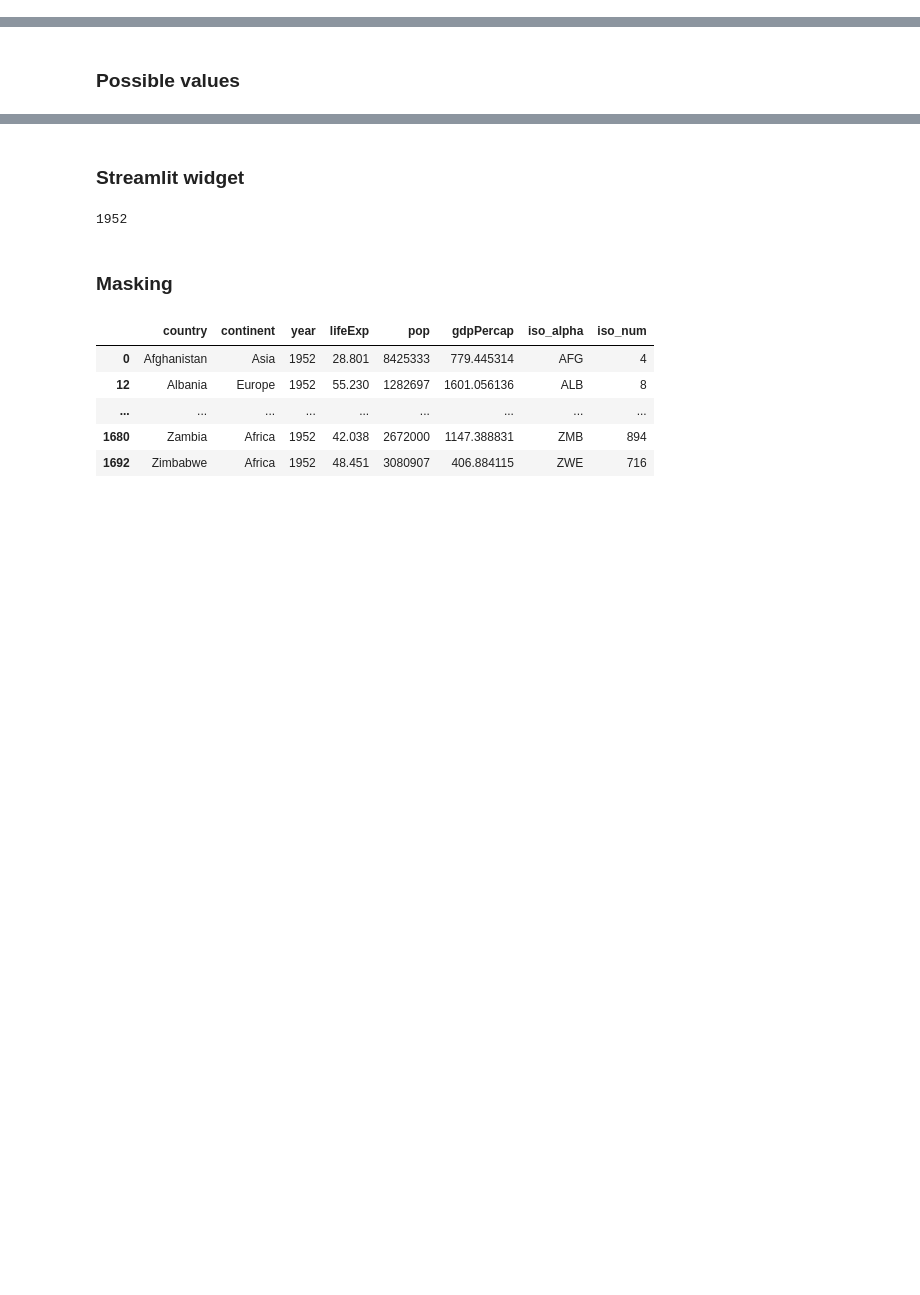
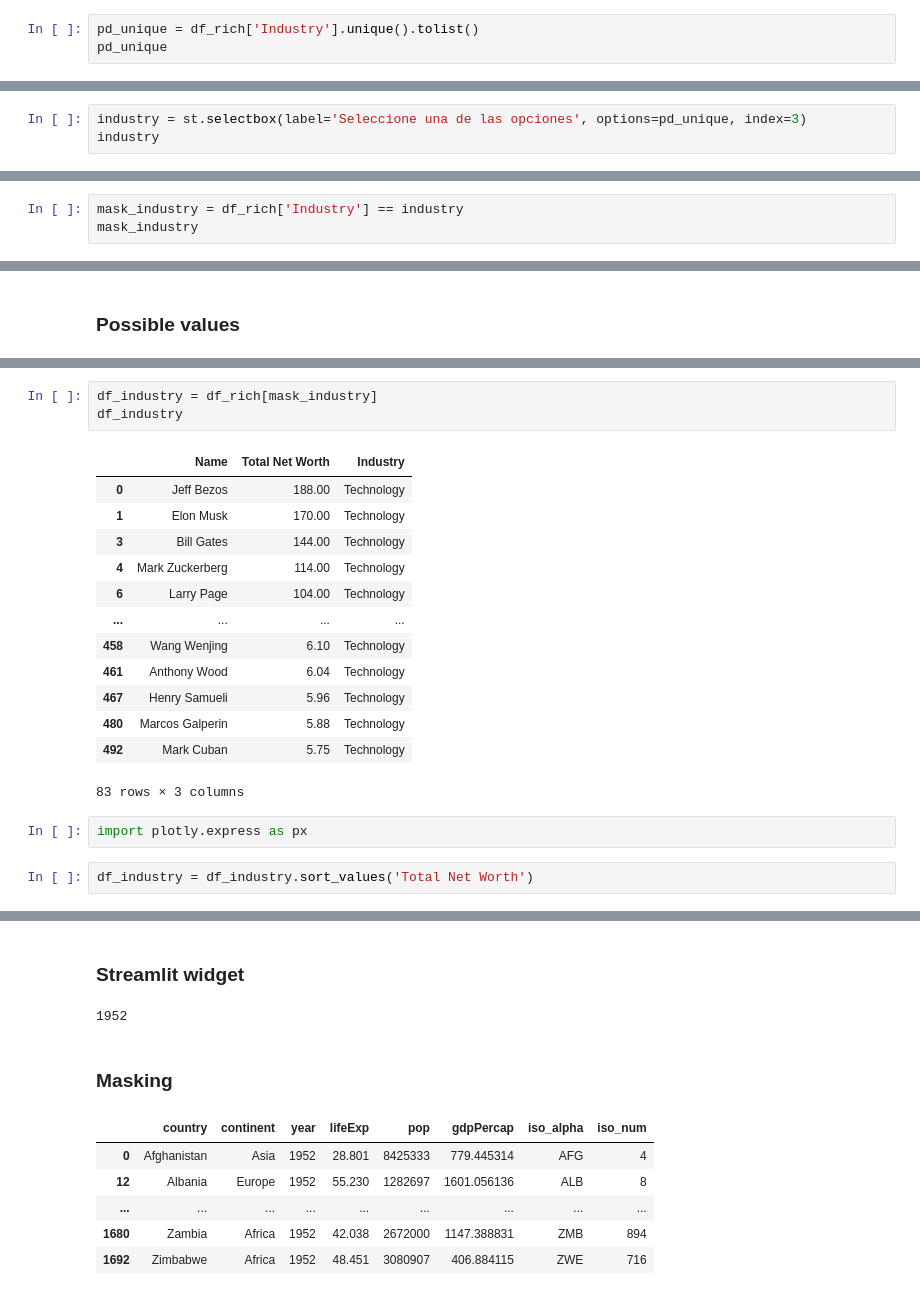
Before and after one commit to vangiogh/DF-P, a Jupyter notebook: notebooks/2_Script/A.ipynb, the cells around one changed output, grey strips where cells are left out. Drawn from its saved outputs; the diff is of its cells as text; blank space fills up the shorter version.

```diff
--- a/notebooks/2_Script/A.ipynb
+++ b/notebooks/2_Script/A.ipynb
@@ -17,0 +31,3 @@ https://docs.streamlit.io/develop/api-reference/widgets
+# %%
+pd_unique = df_rich['Industry'].unique().tolist()
+pd_unique
@@ -17,0 +49,3 @@ https://docs.streamlit.io/develop/api-reference/widgets
+# %%
+industry = st.selectbox(label='Seleccione una de las opciones', options=pd_unique, index=3)
+industry
@@ -17,0 +54,3 @@ https://docs.streamlit.io/develop/api-reference/widgets
+# %%
+mask_industry = df_rich['Industry'] == industry
+mask_industry
@@ -23,0 +72,21 @@ array([1952, 1957, 1962, 1967, 1972, 1977, 1982, 1987, 1992, 1997, 2002,
+# %%
+df_industry = df_rich[mask_industry]
+df_industry
+# %% [output]
+|  | Name | Total Net Worth | Industry |
+| 0 | Jeff Bezos | 188.00 | Technology |
+| 1 | Elon Musk | 170.00 | Technology |
+| 3 | Bill Gates | 144.00 | Technology |
+| 4 | Mark Zuckerberg | 114.00 | Technology |
+| 6 | Larry Page | 104.00 | Technology |
+| ... | ... | ... | ... |
+| 458 | Wang Wenjing | 6.10 | Technology |
+| 461 | Anthony Wood | 6.04 | Technology |
+| 467 | Henry Samueli | 5.96 | Technology |
+| 480 | Marcos Galperin | 5.88 | Technology |
+| 492 | Mark Cuban | 5.75 | Technology |
+83 rows × 3 columns
+# %%
+import plotly.express as px
+# %%
+df_industry = df_industry.sort_values('Total Net Worth')
```
Also changed, not shown: parts of 9 cells of this notebook, 4 other files.
